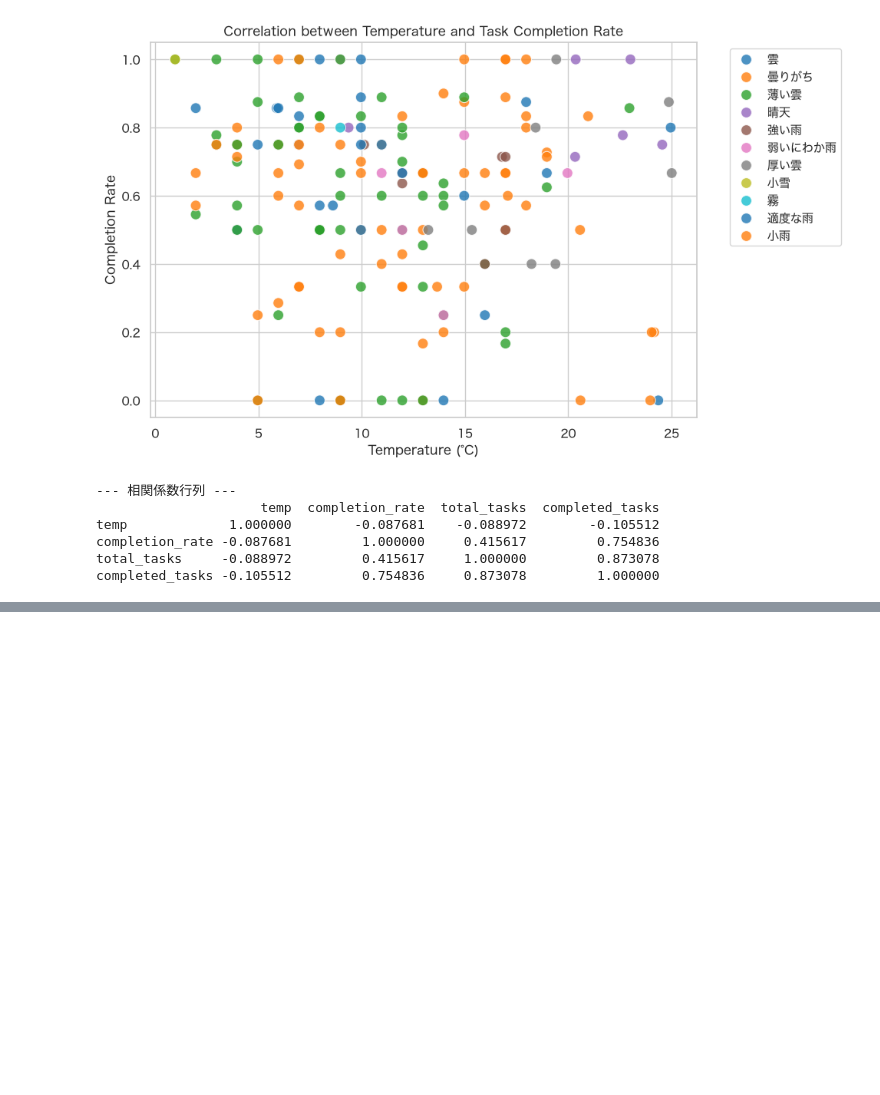
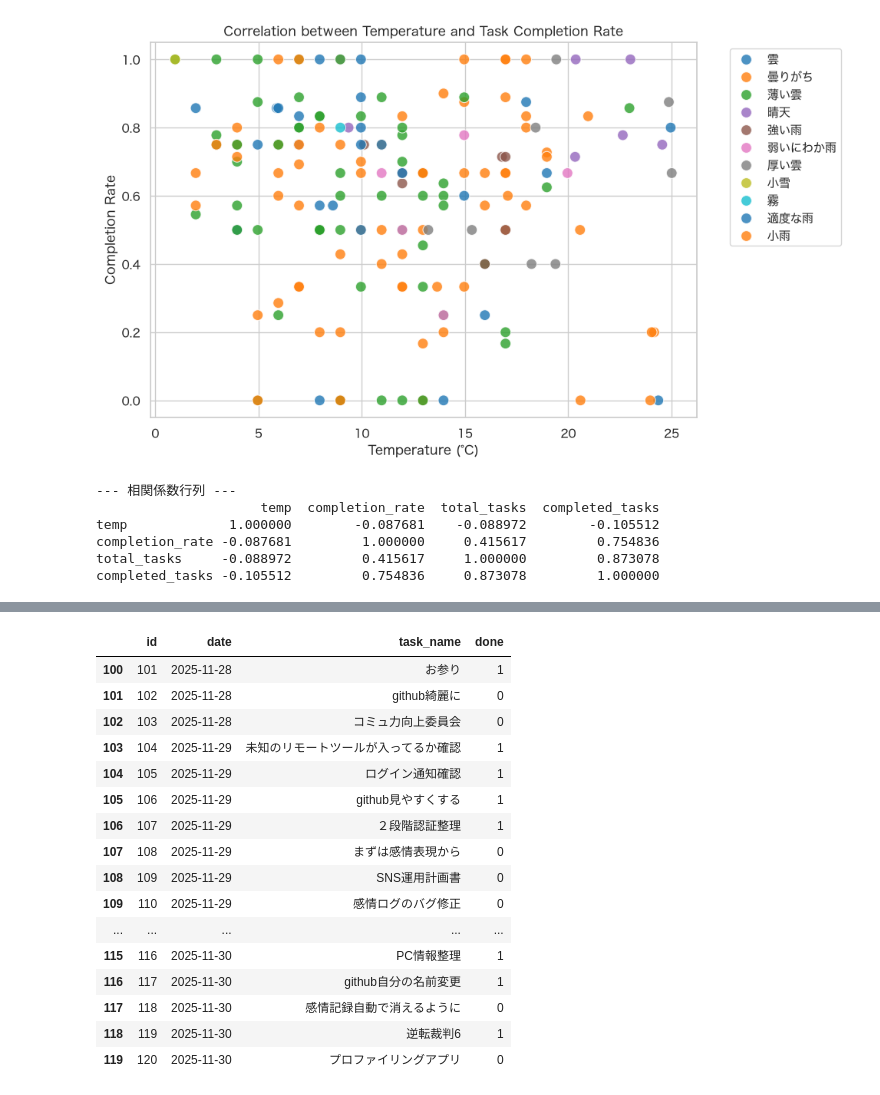
Before and after one commit to kinoshita-hiroki/daily_data, a Jupyter notebook: notebooks/daily_data_analysis.ipynb, the cells around one changed output, grey strips where cells are left out. Saved outputs shown, nothing was run; the diff lists cells and outputs as text; code cells hidden in the pictures; blank space fills up the shorter version.

```diff
--- a/notebooks/daily_data_analysis.ipynb
+++ b/notebooks/daily_data_analysis.ipynb
@@ -390,0 +432,20 @@ completed_tasks -0.105512         0.754836     0.873078         1.000000
+# %%
+df[100:].head(20)
+# %% [output]
+|  | id | date | task_name | done |
+| 100 | 101 | 2025-11-28 | お参り | 1 |
+| 101 | 102 | 2025-11-28 | github綺麗に | 0 |
+| 102 | 103 | 2025-11-28 | コミュ力向上委員会 | 0 |
+| 103 | 104 | 2025-11-29 | 未知のリモートツールが入ってるか確認 | 1 |
+| 104 | 105 | 2025-11-29 | ログイン通知確認 | 1 |
+| 105 | 106 | 2025-11-29 | github見やすくする | 1 |
+| 106 | 107 | 2025-11-29 | ２段階認証整理 | 1 |
+| 107 | 108 | 2025-11-29 | まずは感情表現から | 0 |
+| 108 | 109 | 2025-11-29 | SNS運用計画書 | 0 |
+| 109 | 110 | 2025-11-29 | 感情ログのバグ修正 | 0 |
+| ... | ... | ... | ... | ... |
+| 115 | 116 | 2025-11-30 | PC情報整理 | 1 |
+| 116 | 117 | 2025-11-30 | github自分の名前変更 | 1 |
+| 117 | 118 | 2025-11-30 | 感情記録自動で消えるように | 0 |
+| 118 | 119 | 2025-11-30 | 逆転裁判6 | 1 |
+| 119 | 120 | 2025-11-30 | プロファイリングアプリ | 0 |
```
Also changed, not shown: parts of 2 cells of this notebook, 2 other files.
